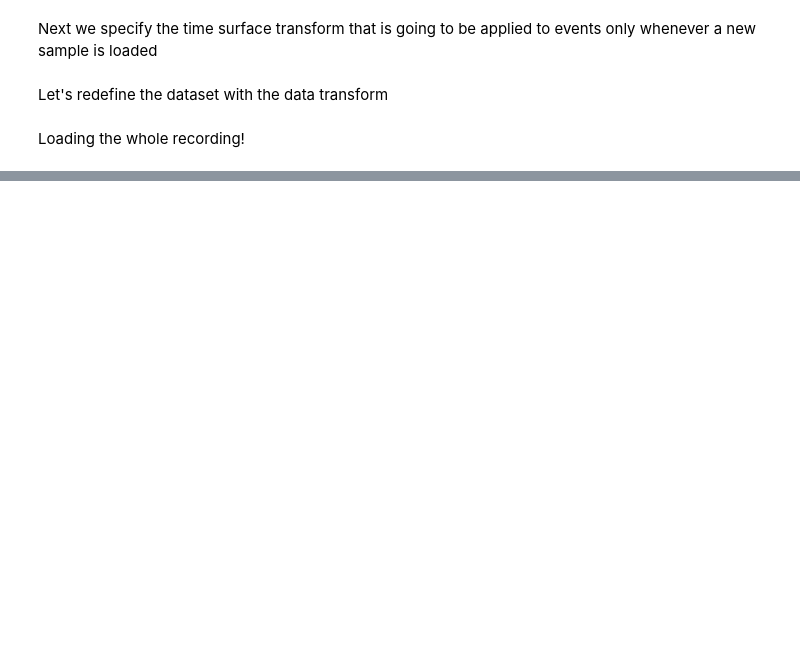
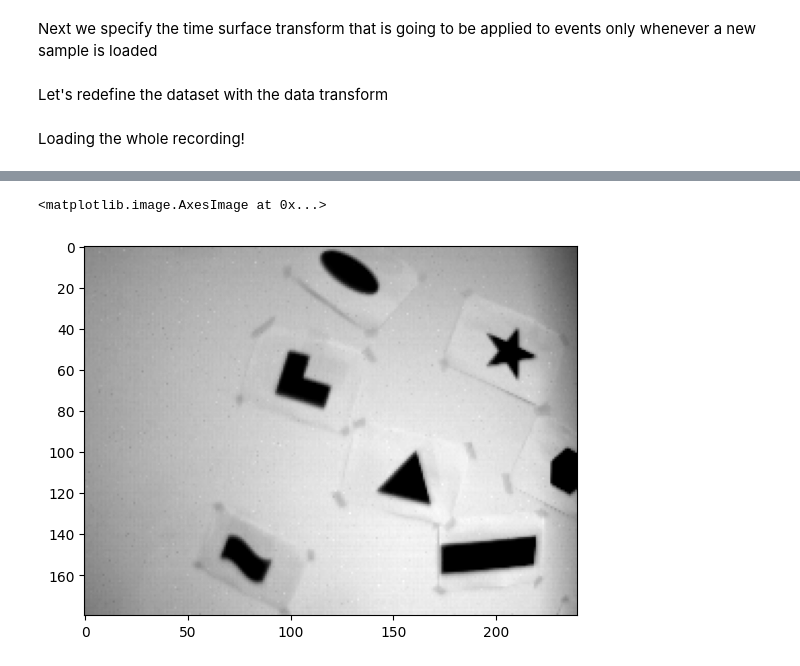
Before and after one commit to neuromorphs/event-diffusers, a Jupyter notebook: davis-data.ipynb, the cells around one changed output, grey strips where cells are left out. Saved outputs shown, nothing was run; the diff lists cells and outputs as text; code cells hidden in the pictures; blank space fills up the shorter version.

```diff
--- a/davis-data.ipynb
+++ b/davis-data.ipynb
@@ -36,0 +56,5 @@ plt.imshow(surfs[100, 0, :, :])
+# %%
+plt.imshow(images['frames'][400, :, :], cmap='gray')
+# %% [output]
+<matplotlib.image.AxesImage at 0x...>
+[figure, added]
```
Also changed, not shown: parts of 9 cells of this notebook.
